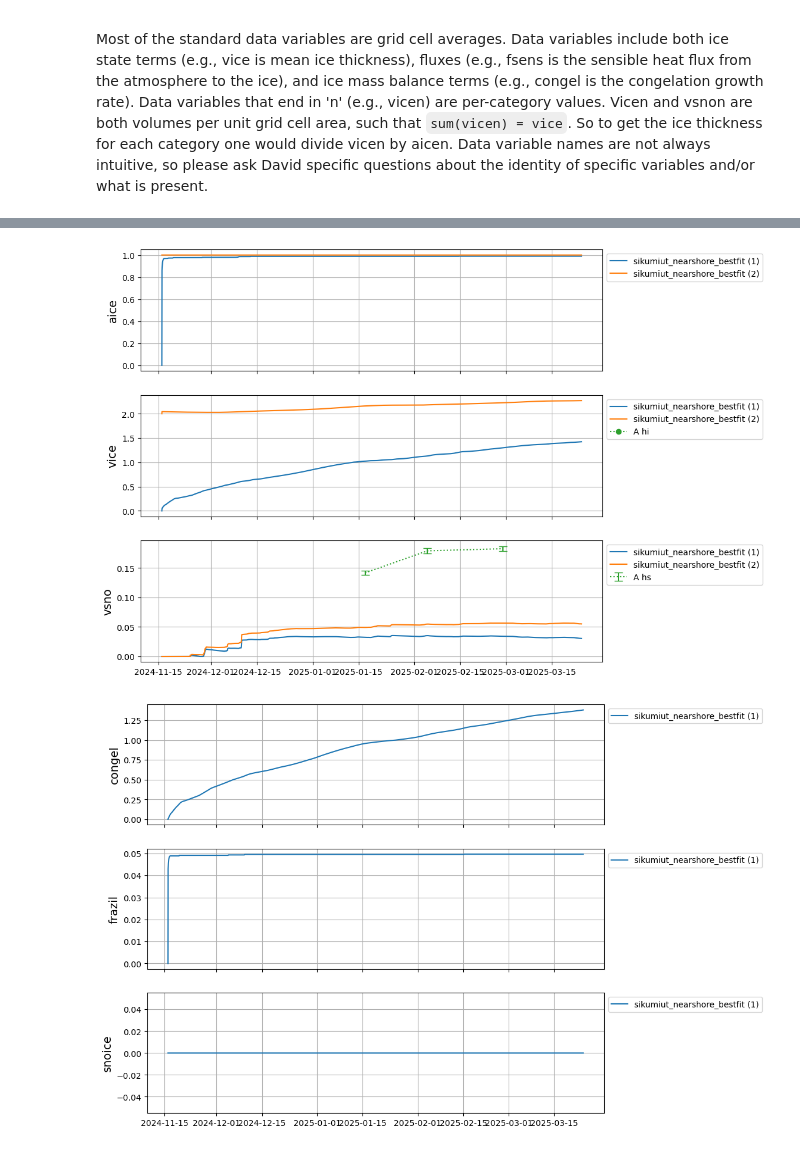
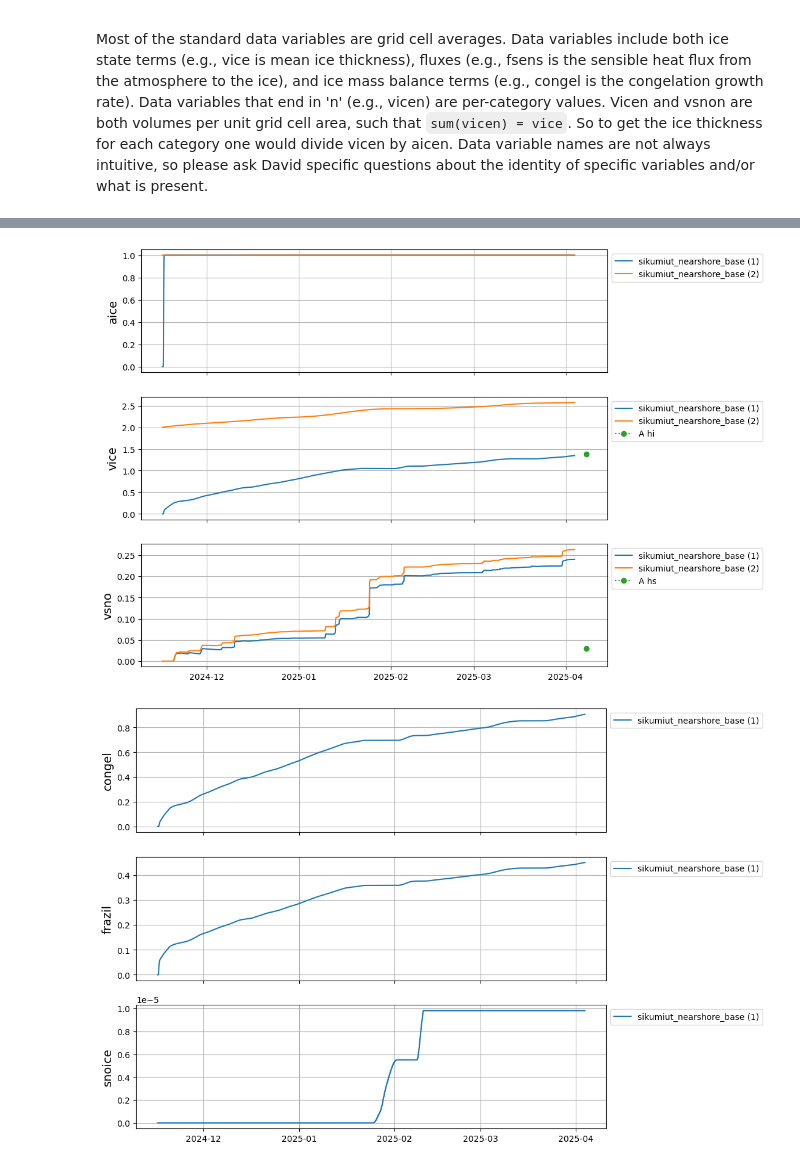
Before and after one commit to duvivier/sikumiut, a Jupyter notebook: icepack_activities/Exercise_1A_nearshore_Icepack.ipynb, the cells around one changed output, grey strips where cells are left out. Saved outputs shown, nothing was run; the diff lists cells and outputs as text; code cells hidden in the pictures.

```diff
--- a/icepack_activities/Exercise_1A_nearshore_Icepack.ipynb
+++ b/icepack_activities/Exercise_1A_nearshore_Icepack.ipynb
@@ -99,7 +99,7 @@ from icepacktools import load_icepack_hist, plot_handler
 # %%
 # Load Icepack output
 ip_dirs_path = "/home/dcsewall/code/docker_icepack_interactive/icepack-dirs"
-run_dict = {"sikumiut_nearshore_bestfit": None,
+run_dict = {"sikumiut_nearshore_base": None,
             }
 
 hist_dict = {}
@@ -137,15 +137,15 @@ load_icepack_hist(run_name, icepack_dirs_path, hist_filename=None, sst_above_frz
 # The following snow data for site A is from Anika Pinzner (UAF). When you have
 # measured snow depths and ice thicknesses, include them in this dataframe.
 
-measurement_dates = np.array(['2025-02-28', # Add your measurement date here
+measurement_dates = np.array(['2025-04-08', # Add your measurement date here
                              ], dtype='datetime64')
 
 # All units are in meters, columns are:
 # mean hi, sem hi, mean hs, sem hs
 # where hi is ice thickness and hs is snow depth.
 # sem is standard error of the mean
-data = np.array([[1.55, np.nan, 0.03, np.nan],
-                 ]) # add your data as another row
+data = np.array([[1.38, np.nan, 0.03, np.nan],
+                 ]) # change this for updated data
 
 # code for constructing pandas DataFrame
 ind = pd.MultiIndex.from_product([['A'], measurement_dates],
@@ -227,40 +227,40 @@ plt.show()
 # %%
 # Plot multiple grid cells
 
 # The `plot_handler` function can plot multiple grid cells simultaneously to
 # compare. Here we plot grid cell ni = 2, in which the sea ice is initialized
 # as a uniform slab of 2 m thick ice, and ni = 1 (initialized open water).
 
 # Note that for grid cell 2, Icepack is simulating what would have happened
-# if the ice were initially 2 m thick in October AND the atmospheric forcing
+# if the ice were initially 2 m thick in November AND the atmospheric forcing
 # was exactly the same as what was observed. This is critically different from
 # simulating what would have happened if the ice were initially 2 m thick in
-# October. In the latter case, the thicker ice would have caused changes in
+# November. In the latter case, the thicker ice would have caused changes in
 # the heat flux to the atmosphere, which then would have provided a different
 # forcing to the ice. Studying this kind of feedback requires a coupled model,
 # one in which the atmosphere and ice are both being simulated concurrently and
 # can impact one another.
 
 # In this dictionary, the key is the name of the run to plot and the
 # value is which grid cells (1, 2, 3, and/or 4) to plot
-run_plot_dict = {"sikumiut_nearshore_bestfit": [1, 2]}
+run_plot_dict = {"sikumiut_nearshore_base": [1, 2]}
 var_names = ['aice', 'vice', 'vsno']
 ice_sites = ['A']
 
 
 f, axs = plot_handler(run_plot_dict, var_names, hist_dict,
                       ice_var_map=ice_var_map, ice_sites=ice_sites,
                       df_ice=df_ice)
 plt.show()
 # %% [output]
-[figure, old version]
+[figure, new version]
 # %%
 # Plot cumulative variables
 
 # Sometimes it is more convenient to look at the cumulative sum of a variable,
 # such as for the ice mass balance terms (e.g., congelation growth)
 
-run_plot_dict = {"sikumiut_nearshore_bestfit": [1]}
+run_plot_dict = {"sikumiut_nearshore_base": [1]}
 # congel = congelation growth rate, frazil = frazil growth rate,
 # snoice = snow-ice growth rate
 # the units of these rate terms are meters per model timestep
@@ -272,7 +272,7 @@ f, axs = plot_handler(run_plot_dict, var_names, hist_dict,
                       cumulative=True)
 plt.show()
 # %% [output]
-[figure, old version]
+[figure, new version]
 # %%
 # Plot surface energy fluxes
 
```
Also changed, not shown: parts of 14 cells of this notebook, 3 other files.
